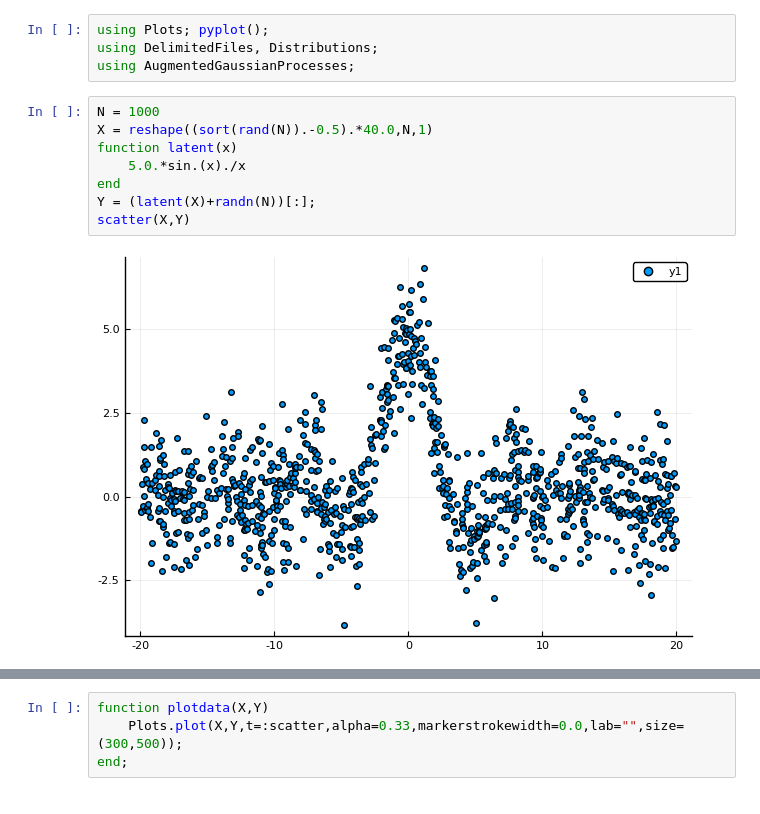
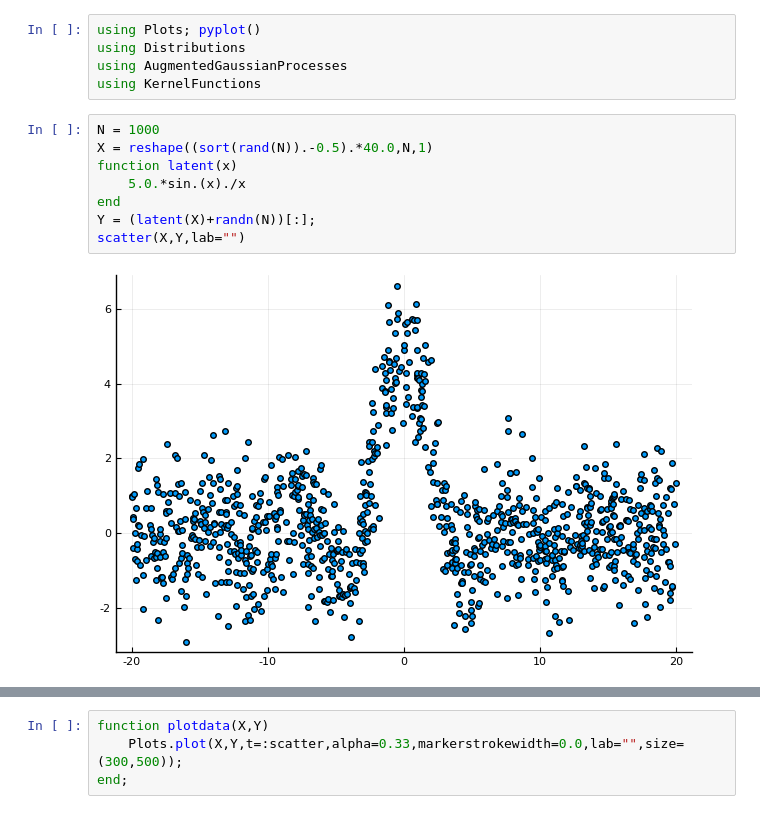
Before and after one commit to theogf/AugmentedGaussianProcesses.jl, a Jupyter notebook: examples/Regression - Gaussian.ipynb, the cells around one changed output, grey strips where cells are left out. Drawn from its saved outputs; the diff is of its cells as text.

```diff
--- a/examples/Regression - Gaussian.ipynb
+++ b/examples/Regression - Gaussian.ipynb
@@ -1,17 +1,18 @@
 # %%
-using Plots; pyplot();
-using DelimitedFiles, Distributions;
-using AugmentedGaussianProcesses;
+using Plots; pyplot()
+using Distributions
+using AugmentedGaussianProcesses
+using KernelFunctions
 # %%
 N = 1000
 X = reshape((sort(rand(N)).-0.5).*40.0,N,1)
 function latent(x)
     5.0.*sin.(x)./x
 end
 Y = (latent(X)+randn(N))[:];
-scatter(X,Y)
+scatter(X,Y,lab="")
 # %% [output]
-[figure, old version]
+[figure, new version]
 # %%
 # Run sparse classification with increasing number of inducing points
 Ms = [4, 8, 16, 32, 64]
```
Also changed, not shown: parts of 5 cells of this notebook, 22 other files.
